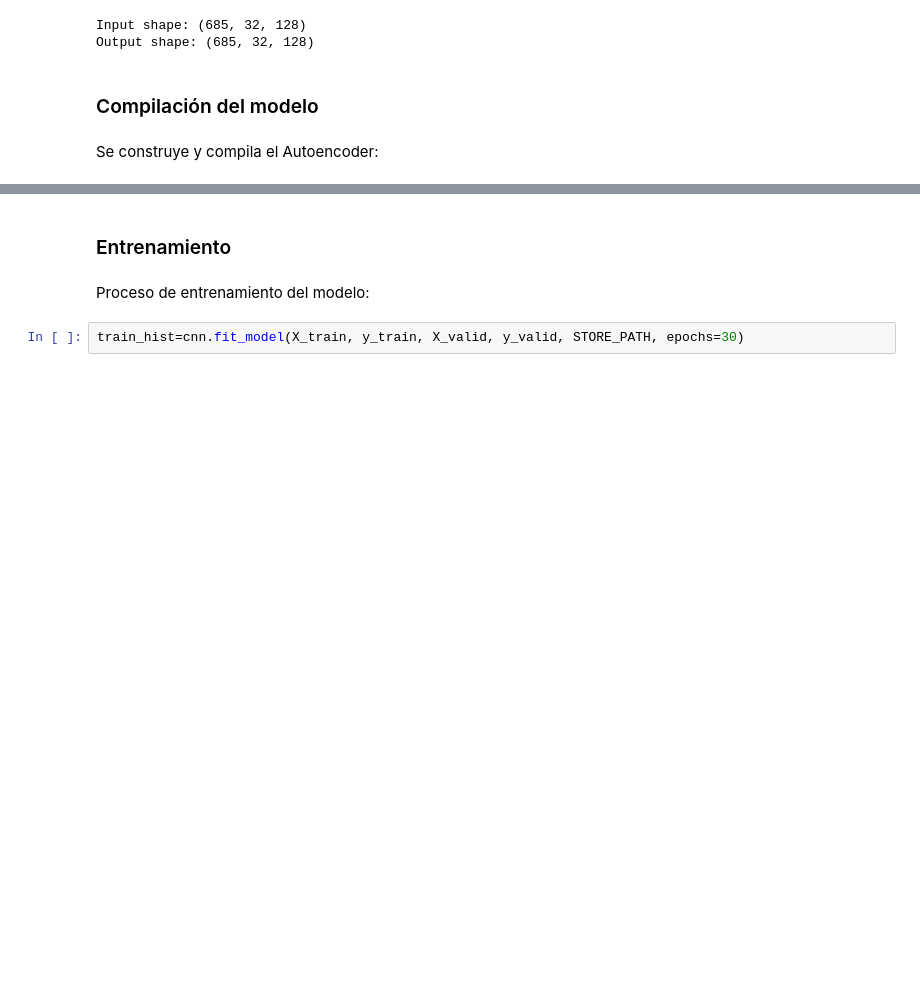
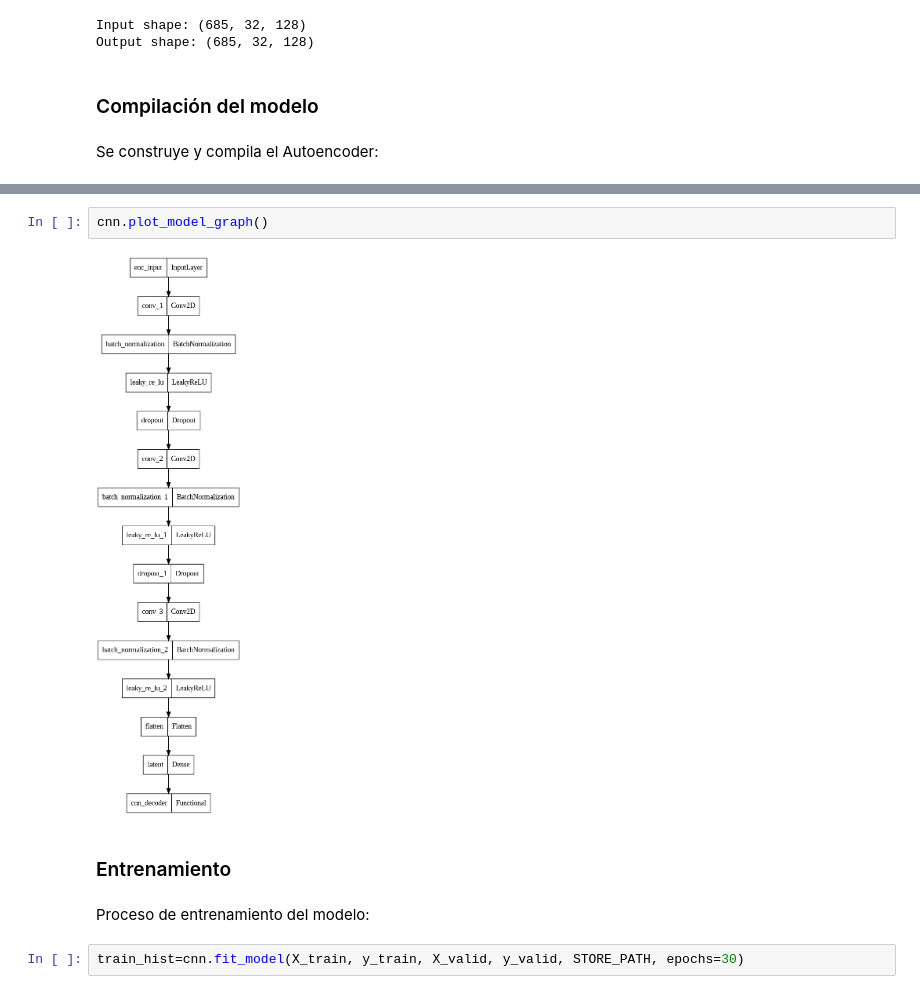
Before and after one commit to STarrio/generative-music, a Jupyter notebook: CNNMusicGeneration.ipynb, the cells around one changed output, grey strips where cells are left out. Saved outputs shown, nothing was run; the diff lists cells and outputs as text; blank space fills up the shorter version.

```diff
--- a/CNNMusicGeneration.ipynb
+++ b/CNNMusicGeneration.ipynb
@@ -403,3 +414,7 @@ _________________________________________________________________
+# %%
+cnn.plot_model_graph()
+# %% [output]
+[figure, added]
 # %% [markdown]
 ### Entrenamiento
 # %% [markdown]
```
Also changed, not shown: parts of 5 cells of this notebook.
